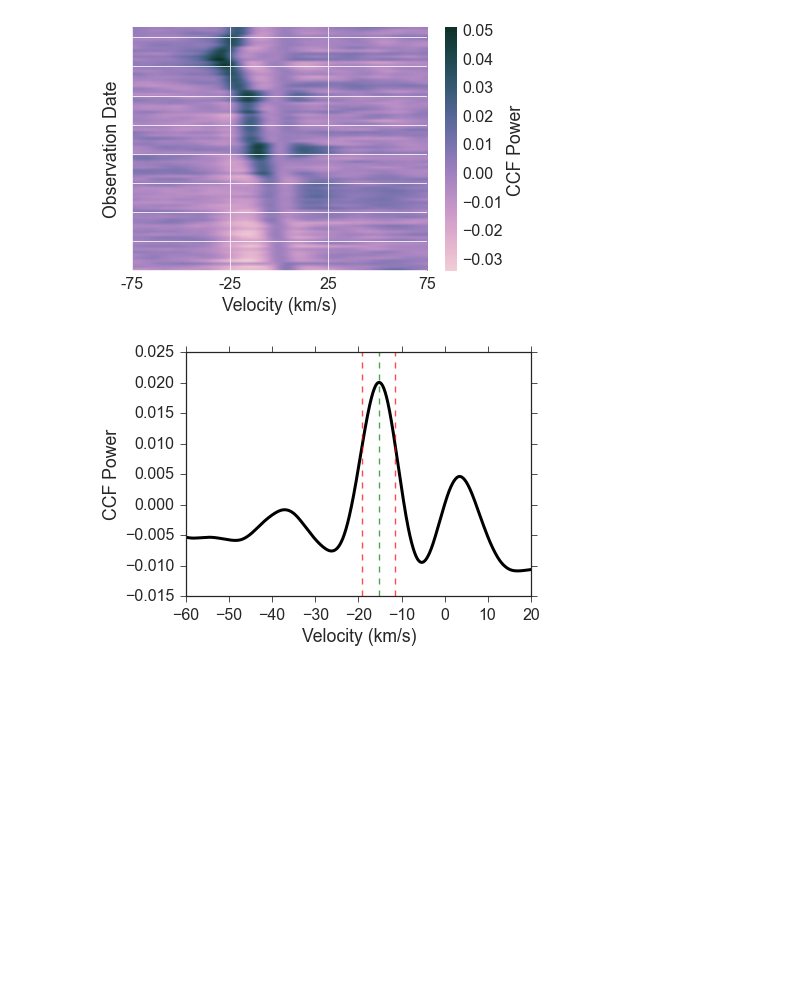
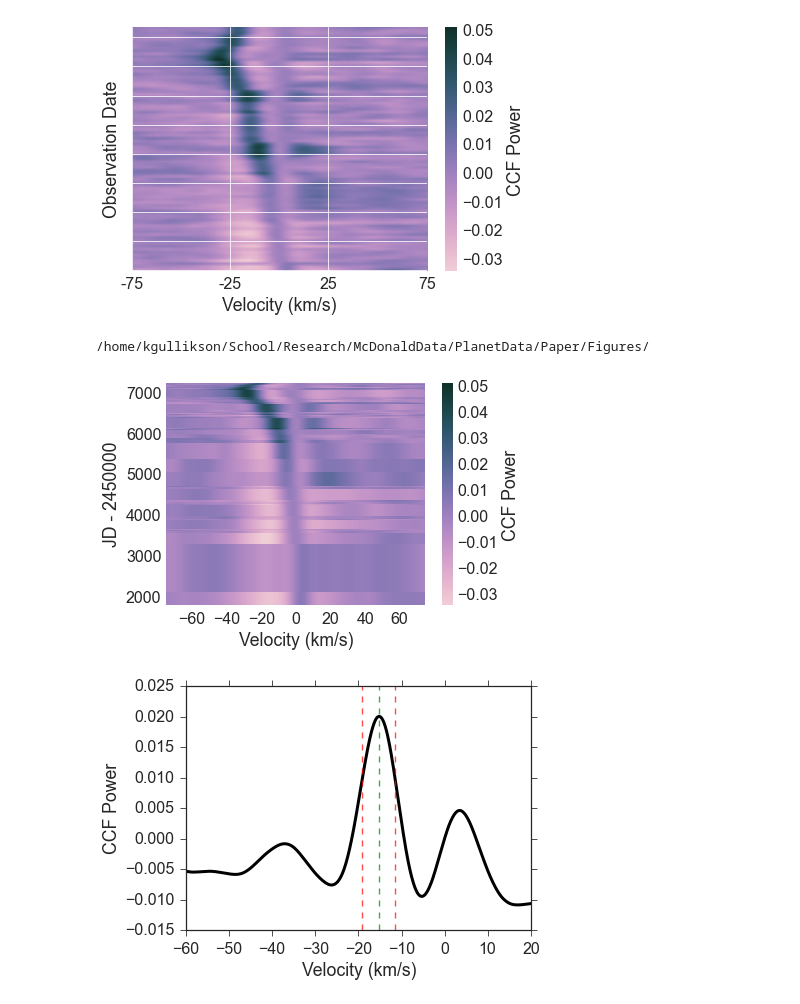
Before and after one commit to kgullikson88/Companion-Finder, a Jupyter notebook: MeasureCompanionRVs.ipynb, the cells around one changed output. Drawn from its saved outputs; the diff is of its cells as text; code cells hidden in the pictures; blank space fills up the shorter version.

```diff
--- a/MeasureCompanionRVs.ipynb
+++ b/MeasureCompanionRVs.ipynb
@@ -89,3 +88,6 @@ normed_ccfs = ccfs - avg_ccf
+# %%
+# Get the time each observation was made (in julian date)
+dates = np.array([CombineCCFs.fits.getheader(fname)['HJD'] for fname in original_files])
 # %%
 # Set up the scaling manually
 low, high = np.min(normed_ccfs), np.max(normed_ccfs)
@@ -115,3 +117,26 @@ fig.subplots_adjust(bottom=0.18, left=0.10, top=0.95, right=0.90)
 plt.savefig('{}Resid_CCFs.pdf'.format(output_dir))
 # %% [output]
 [figure]
+# %%
+# Make the same plot, but with the y-axis linearized so that I can give dates.
+
+X,Y = np.meshgrid(xgrid, dates-2450000)
+
+fig, ax = plt.subplots(1, 1, figsize=(6,4))
+out = ax.pcolormesh(X,Y,normed_ccfs, cmap=cmap, rasterized=True)
+ax.set_xlabel('Velocity (km/s)')
+ax.set_ylabel('JD - 2450000')
+ax.set_xlim((-75, 75))
+ax.set_ylim((Y.min(), Y.max()))
+
+
+# Colorbar
+cb = plt.colorbar(out)
+cb.set_label('CCF Power')
+
+fig.subplots_adjust(bottom=0.18, left=0.15, top=0.95, right=0.90)
+plt.savefig('{}Resid_CCFs.pdf'.format(output_dir))
+print(output_dir)
+# %% [output]
+/home/kgullikson/School/Research/McDonaldData/PlanetData/Paper/Figures/
+[figure, added]
```
Also changed, not shown: parts of 3 cells of this notebook, 5 other files.
